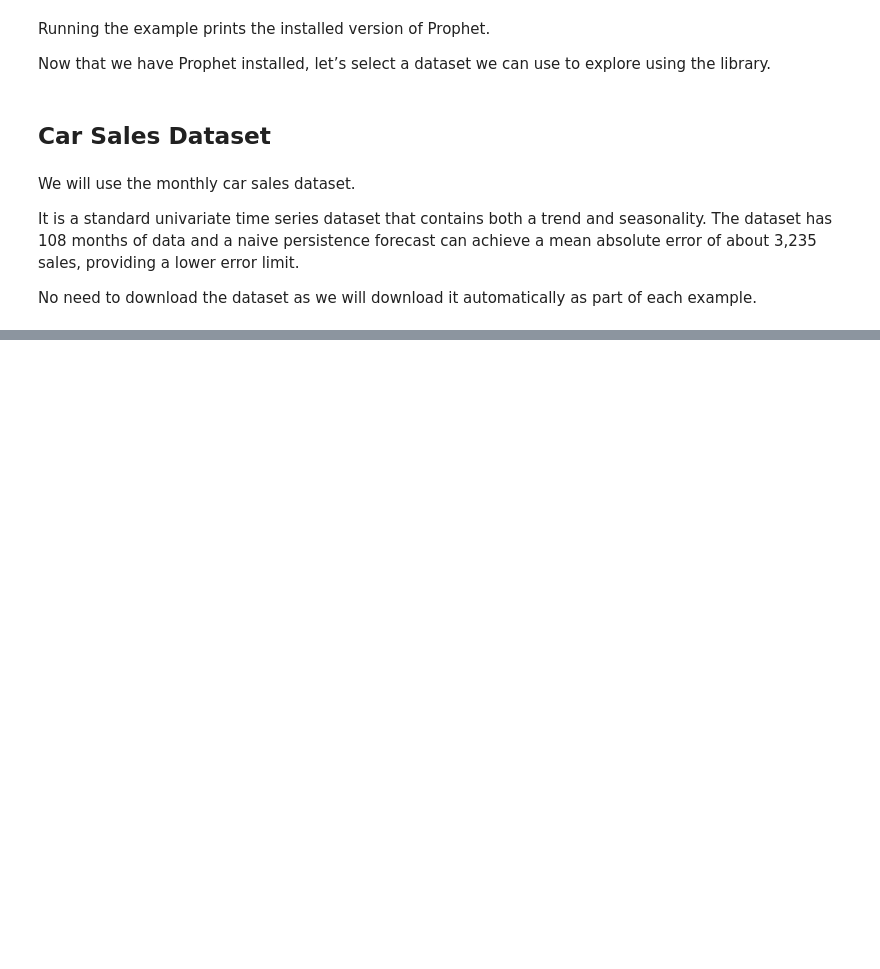
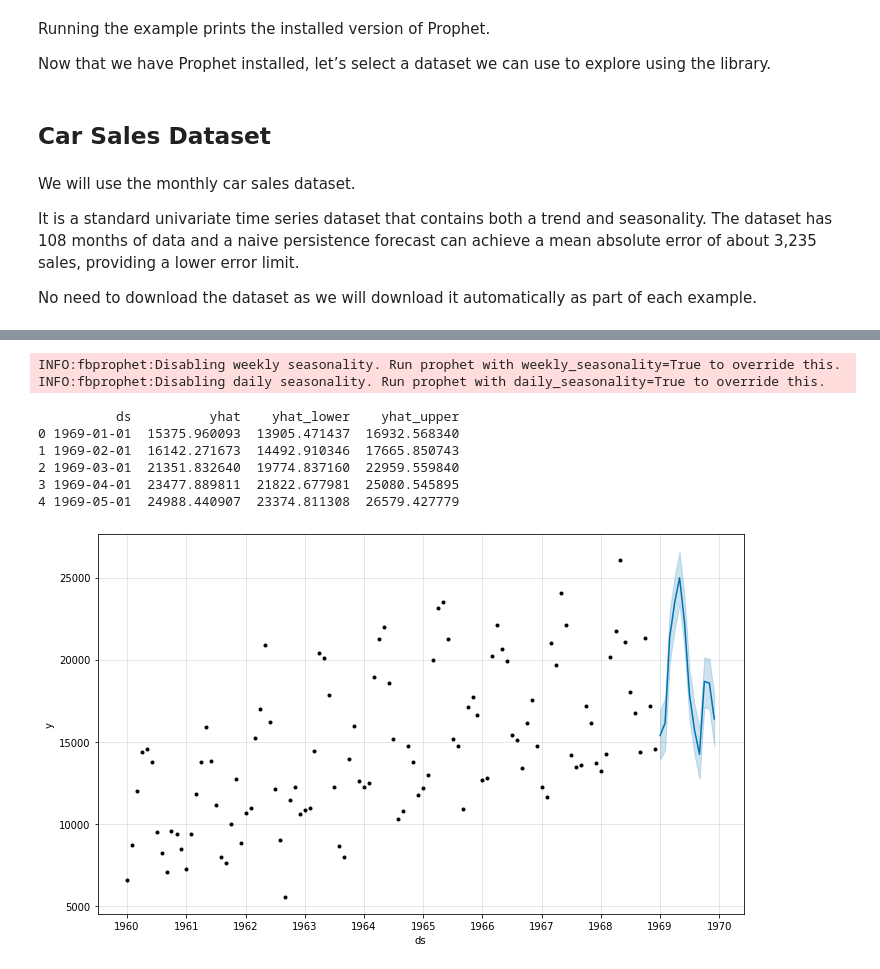
Before and after one commit to jgamel/learn_n_dev, a Jupyter notebook: Time_Series_Forecasting_Prophet_Python_Example.ipynb, the cells around one changed output, grey strips where cells are left out. Drawn from its saved outputs; the diff is of its cells as text; code cells hidden in the pictures; blank space fills up the shorter version.

```diff
--- a/Time_Series_Forecasting_Prophet_Python_Example.ipynb
+++ b/Time_Series_Forecasting_Prophet_Python_Example.ipynb
@@ -88,0 +323,42 @@ No need to download the dataset as we will download it automatically as part of
+# %%
+# make an out-of-sample forecast
+from pandas import read_csv
+from pandas import to_datetime
+from pandas import DataFrame
+from fbprophet import Prophet
+from matplotlib import pyplot
+# load data
+path = '/content/gdrive/My Drive/input_examples/monthly-car-sales.csv'
+df = read_csv(path, header=0)
+# prepare expected column names
+df.columns = ['ds', 'y']
+df['ds']= to_datetime(df['ds'])
+# define the model
+model = Prophet()
+# fit the model
+model.fit(df)
+# define the period for which we want a prediction
+future = list()
+for i in range(1, 13):
+	date = '1969-%02d' % i
+	future.append([date])
+future = DataFrame(future)
+future.columns = ['ds']
+future['ds']= to_datetime(future['ds'])
+# use the model to make a forecast
+forecast = model.predict(future)
+# summarize the forecast
+print(forecast[['ds', 'yhat', 'yhat_lower', 'yhat_upper']].head())
+# plot forecast
+model.plot(forecast)
+pyplot.show()
+# %% [output]
+INFO:fbprophet:Disabling weekly seasonality. Run prophet with weekly_seasonality=True to override this.
+INFO:fbprophet:Disabling daily seasonality. Run prophet with daily_seasonality=True to override this.
+          ds          yhat    yhat_lower    yhat_upper
+0 1969-01-01  15375.960093  13905.471437  16932.568340
+1 1969-02-01  16142.271673  14492.910346  17665.850743
+2 1969-03-01  21351.832640  19774.837160  22959.559840
+3 1969-04-01  23477.889811  21822.677981  25080.545895
+4 1969-05-01  24988.440907  23374.811308  26579.427779
+[figure, added]
```
Also changed, not shown: parts of 21 cells of this notebook.
